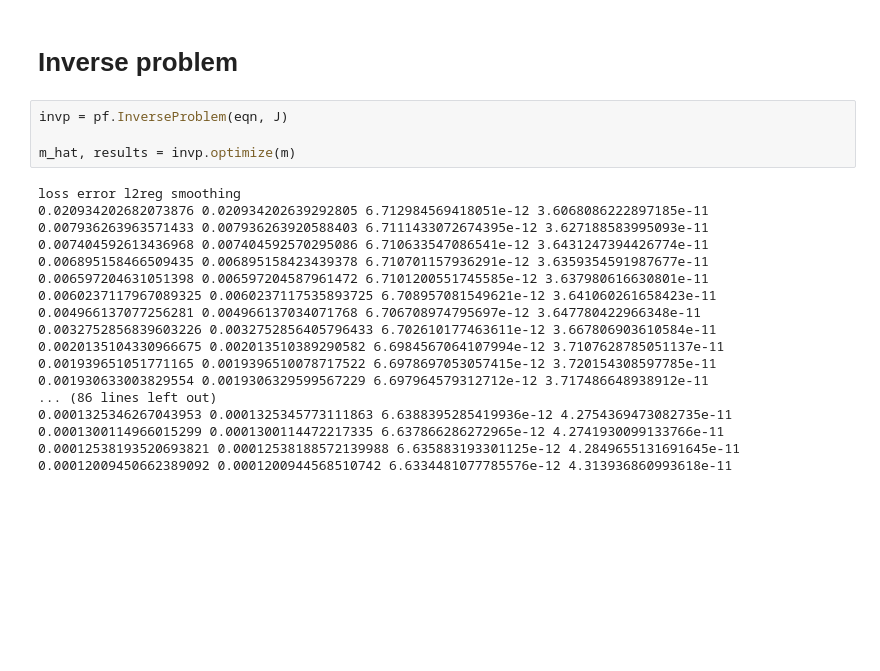
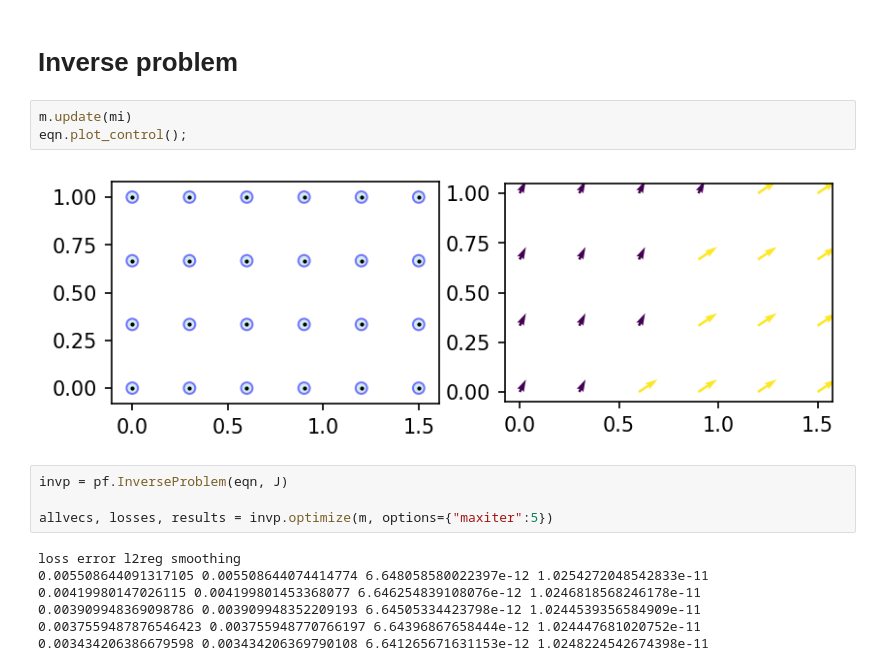
Before and after one commit to kr-colab/product-space-FEM, a Jupyter notebook: test_inference_from_solution.ipynb, the cells around one changed output. Drawn from its saved outputs; the diff is of its cells as text; blank space fills up the shorter version.

```diff
--- a/test_inference_from_solution.ipynb
+++ b/test_inference_from_solution.ipynb
@@ -118,24 +118,18 @@ plt.show()
 # %% [markdown]
 # Inverse problem
+# %%
+m.update(mi)
+eqn.plot_control();
+# %% [output]
+[figure, added]
 # %%
 invp = pf.InverseProblem(eqn, J)
 
-m_hat, results = invp.optimize(m)
+allvecs, losses, results = invp.optimize(m, options={"maxiter":5})
 # %% [output]
 loss error l2reg smoothing
-0.020934202682073876 0.020934202639292805 6.712984569418051e-12 3.6068086222897185e-11
-0.007936263963571433 0.007936263920588403 6.7111433072674395e-12 3.627188583995093e-11
-0.007404592613436968 0.007404592570295086 6.710633547086541e-12 3.6431247394426774e-11
-0.006895158466509435 0.006895158423439378 6.710701157936291e-12 3.6359354591987677e-11
-0.006597204631051398 0.006597204587961472 6.7101200551745585e-12 3.637980616630801e-11
-0.0060237117967089325 0.0060237117535893725 6.708957081549621e-12 3.641060261658423e-11
-0.004966137077256281 0.004966137034071768 6.706708974795697e-12 3.647780422966348e-11
-0.0032752856839603226 0.0032752856405796433 6.702610177463611e-12 3.667806903610584e-11
-0.0020135104330966675 0.002013510389290582 6.6984567064107994e-12 3.7107628785051137e-11
-0.001939651051771165 0.0019396510078717522 6.6978697053057415e-12 3.720154308597785e-11
-0.001930633003829554 0.0019306329599567229 6.697964579312712e-12 3.717486648938912e-11
-... (86 lines left out)
-0.0001325346267043953 0.0001325345773111863 6.6388395285419936e-12 4.2754369473082735e-11
-0.0001300114966015299 0.0001300114472217335 6.637866286272965e-12 4.2741930099133766e-11
-0.00012538193520693821 0.00012538188572139988 6.635883193301125e-12 4.2849655131691645e-11
-0.00012009450662389092 0.0001200944568510742 6.6334481077785576e-12 4.313936860993618e-11
+0.005508644091317105 0.005508644074414774 6.648058580022397e-12 1.0254272048542833e-11
+0.00419980147026115 0.004199801453368077 6.646254839108076e-12 1.0246818568246178e-11
+0.003909948369098786 0.003909948352209193 6.64505334423798e-12 1.0244539356584909e-11
+0.0037559487876546423 0.003755948770766197 6.64396867658444e-12 1.024447681020752e-11
+0.003434206386679598 0.003434206369790108 6.641265671631153e-12 1.0248224542674398e-11
```
Also changed, not shown: parts of 31 cells of this notebook, 3 other files.
